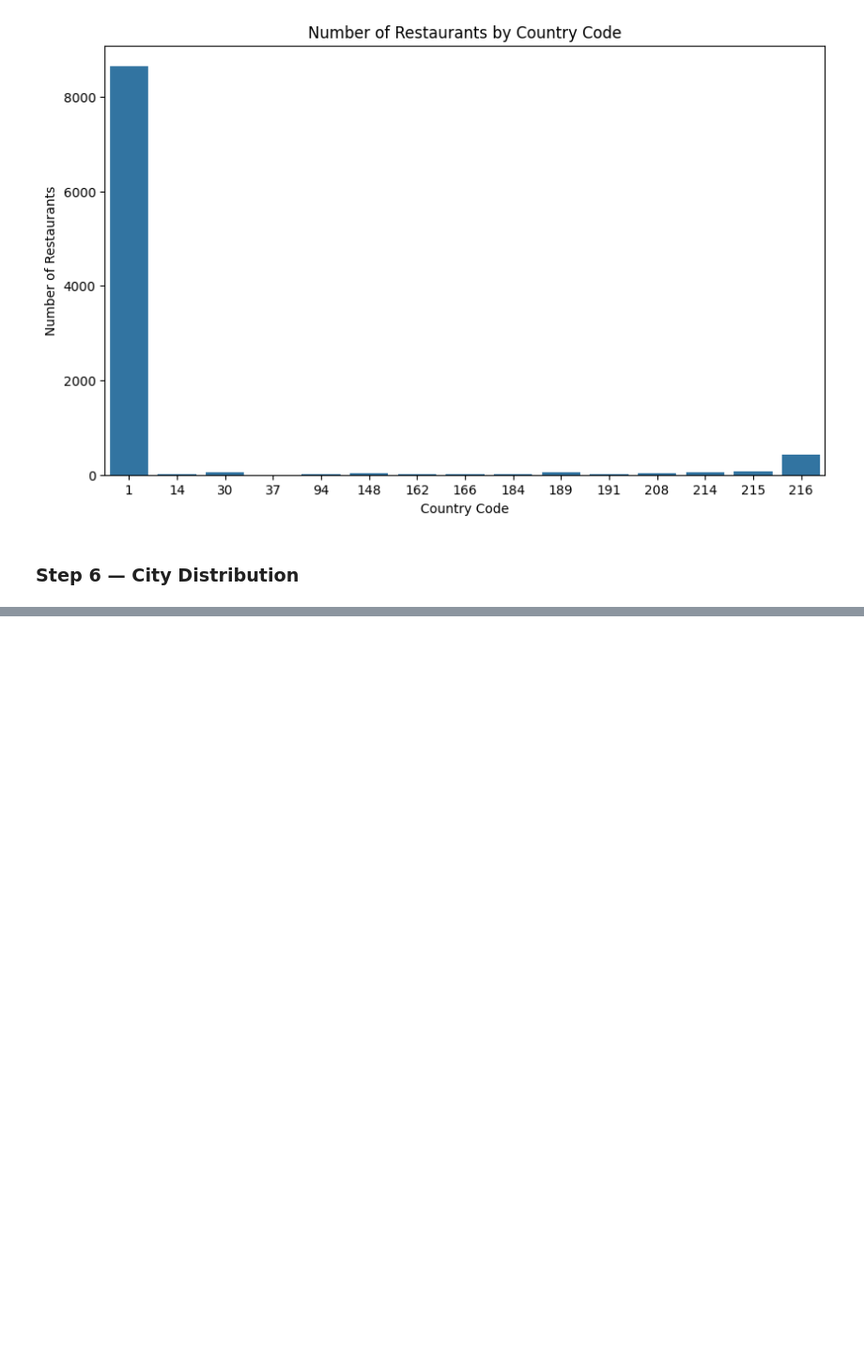
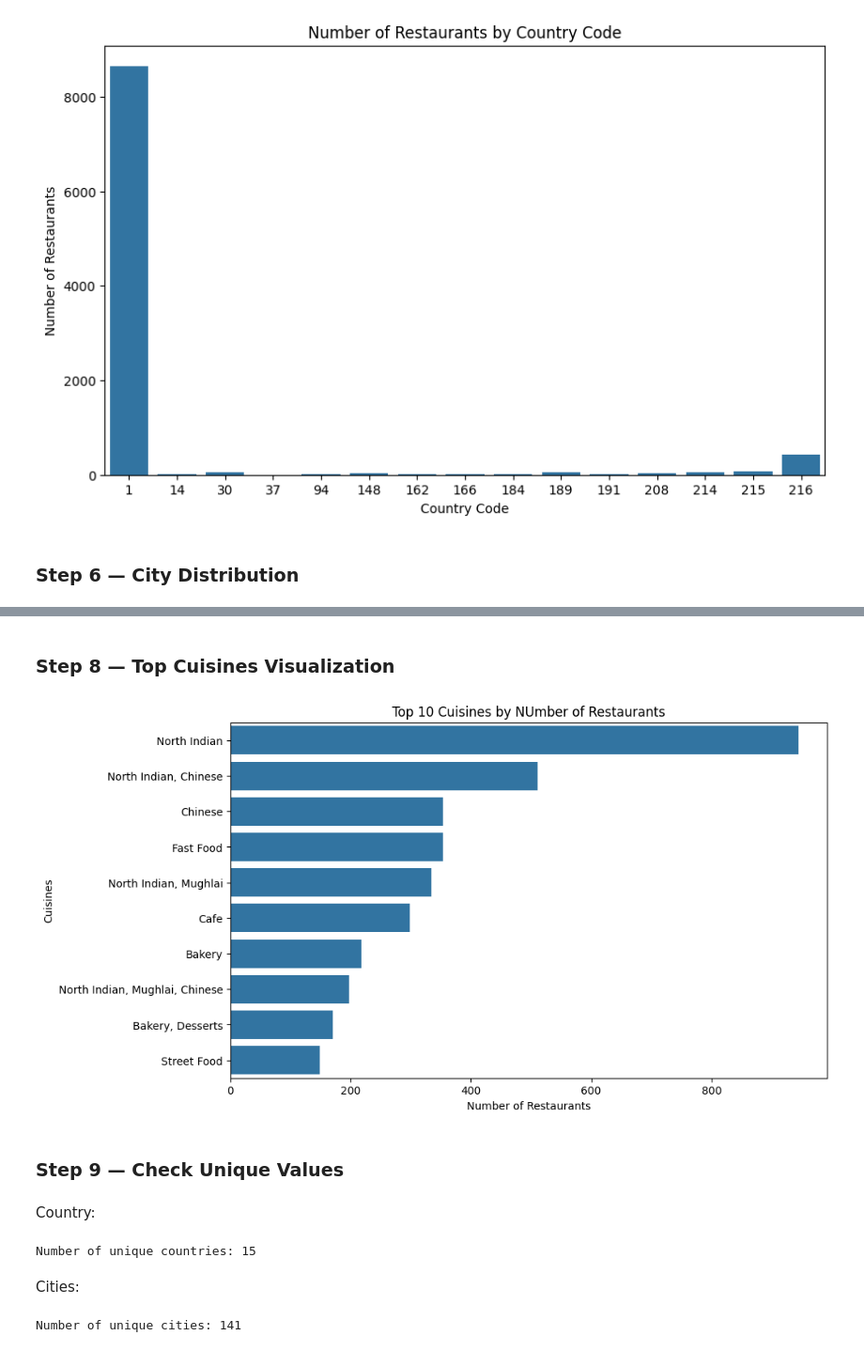
Before and after one commit to siddharth-kushwaha03/Cognifyz, a Jupyter notebook: Level_1_Task2/task2.ipynb, the cells around one changed output, grey strips where cells are left out. Shown at 94% size. Saved outputs shown, nothing was run; the diff lists cells and outputs as text; code cells hidden in the pictures; blank space fills up the shorter version.

```diff
--- a/Level_1_Task2/task2.ipynb
+++ b/Level_1_Task2/task2.ipynb
@@ -137,0 +172,4 @@ plt.show()
+# %%
+cuisine_counts = df["Cuisines"].value_counts()
+
+print(cuisine_counts.head(10))
@@ -137,0 +191,5 @@ plt.show()
+# %%
+top_cuisines = cuisine_counts.head(10)
+
+print("Top 10 Cuisines:")
+print(top_cuisines)
@@ -137,0 +210,28 @@ plt.show()
+# %% [markdown]
+### Step 8 — Top Cuisines Visualization
+# %%
+plt.figure(figsize=(10, 6))
+
+sns.barplot(x=top_cuisines.values,y=top_cuisines.index)
+
+plt.title("Top 10 Cuisines by NUmber of Restaurants")
+plt.xlabel("Number of Restaurants")
+plt.ylabel("Cuisines")
+
+plt.show()
+# %% [output]
+[figure, added]
+# %% [markdown]
+### Step 9 — Check Unique Values
+# %% [markdown]
+Country:
+# %%
+print("Number of unique countries:", df["Country Code"].nunique())
+# %% [output]
+Number of unique countries: 15
+# %% [markdown]
+Cities:
+# %%
+print("Number of unique cities:", df["City"].nunique())
+# %% [output]
+Number of unique cities: 141
```
Also changed, not shown: parts of 11 cells of this notebook.
